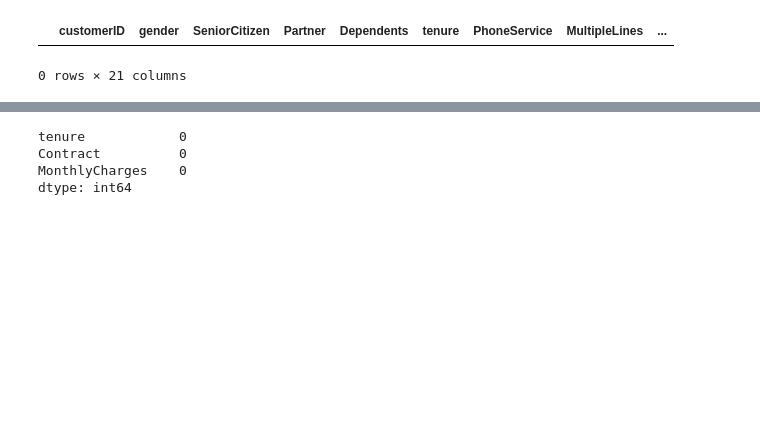
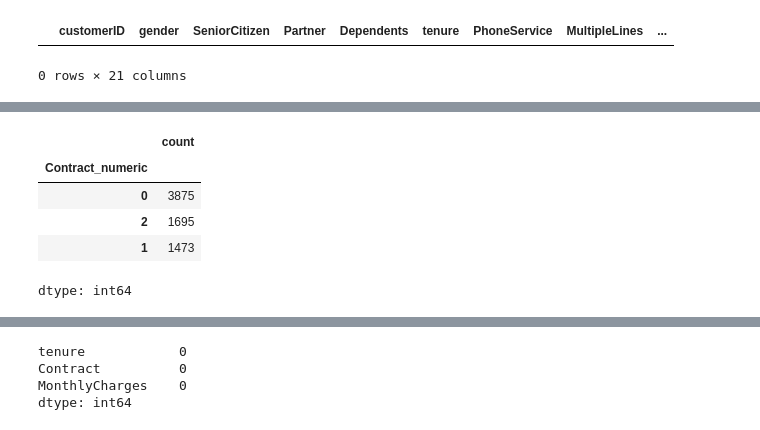
Before and after one commit to youssefkamel02/AI-milestone, a Jupyter notebook: trial-1.ipynb, the cells around one changed output, grey strips where cells are left out. Drawn from its saved outputs; the diff is of its cells as text; code cells hidden in the pictures; blank space fills up the shorter version.

```diff
--- a/trial-1.ipynb
+++ b/trial-1.ipynb
@@ -162,0 +170,9 @@ memory usage: 1.1+ MB
+# %%
+df["Contract_numeric"].value_counts()
+# %% [output]
+|  | count |
+| Contract_numeric |  |
+| 0 | 3875 |
+| 2 | 1695 |
+| 1 | 1473 |
+dtype: int64
```
Also changed, not shown: parts of 11 cells of this notebook.
